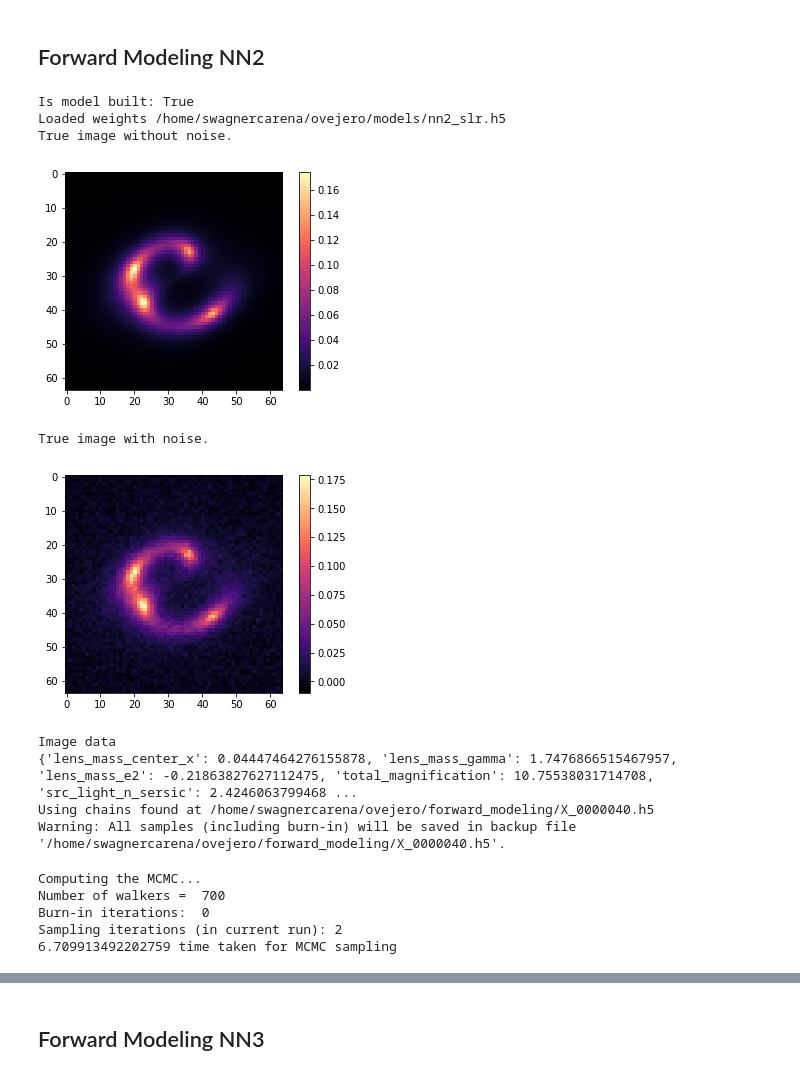
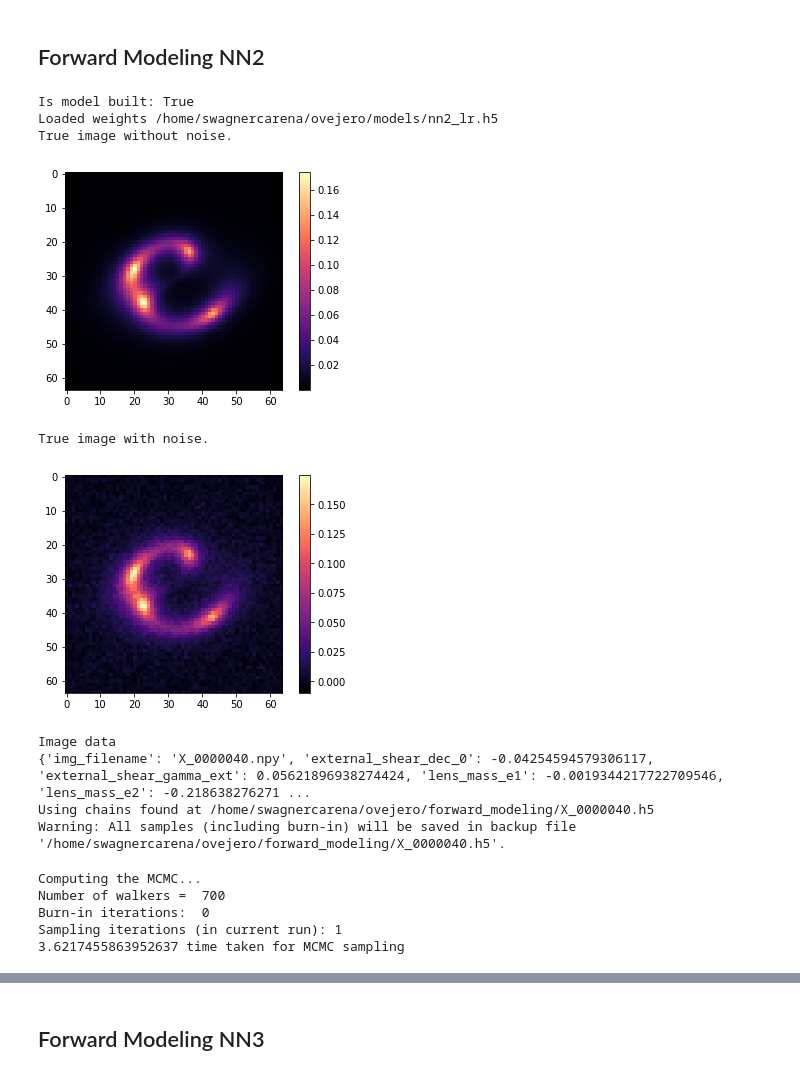
Before and after one commit to swagnercarena/ovejero, a Jupyter notebook: models/Forward_Modeling_Comparison.ipynb, the cells around one changed output, grey strips where cells are left out. Drawn from its saved outputs; the diff is of its cells as text; code cells hidden in the pictures.

```diff
--- a/models/Forward_Modeling_Comparison.ipynb
+++ b/models/Forward_Modeling_Comparison.ipynb
@@ -111,34 +109,34 @@ Loading samples from /home/swagnercarena/ovejero/forward_modeling/nn1_X_0000040_
 # %% [markdown]
 ## Forward Modeling NN2
 # %%
-config_path = root_path + 'configs/nn2_slr.json'
+config_path = root_path + 'configs/nn2_lr.json'
 cfg = model_trainer.load_config(config_path)
 recursive_str_checker(cfg)
 
 fow_model = forward_modeling.ForwardModel(cfg)
 image_index = 40
 fow_model.select_image(image_index)
 n_walkers = 50
 save_path_chains = os.path.join(root_path,'forward_modeling/%s.h5'%(fow_model.true_values['img_filename'][:-4]))
 fow_model.initialize_sampler(n_walkers,save_path_chains)
-n_samps = 2
+n_samps = 1
 fow_model.run_sampler(n_samps)
 # %% [output]
 Is model built: True
-Loaded weights /home/swagnercarena/ovejero/models/nn2_slr.h5
+Loaded weights /home/swagnercarena/ovejero/models/nn2_lr.h5
 True image without noise.
 [figure]
 True image with noise.
-[figure, old version]
+[figure, new version]
 Image data
-{'lens_mass_center_x': 0.04447464276155878, 'lens_mass_gamma': 1.7476866515467957, 'lens_mass_e2': -0.21863827627112475, 'total_magnification': 10.75538031714708, 'src_light_n_sersic': 2.4246063799468 ...
+{'img_filename': 'X_0000040.npy', 'external_shear_dec_0': -0.04254594579306117, 'external_shear_gamma_ext': 0.05621896938274424, 'lens_mass_e1': -0.0019344217722709546, 'lens_mass_e2': -0.218638276271 ...
 Using chains found at /home/swagnercarena/ovejero/forward_modeling/X_0000040.h5
 Warning: All samples (including burn-in) will be saved in backup file '/home/swagnercarena/ovejero/forward_modeling/X_0000040.h5'.
 Computing the MCMC...
 Number of walkers =  700
 Burn-in iterations:  0
-Sampling iterations (in current run): 2
-6.709913492202759 time taken for MCMC sampling
+Sampling iterations (in current run): 1
+3.6217455863952637 time taken for MCMC sampling
 # %%
 num_samples = 1000
 sample_save_dir = os.path.join(root_path,'forward_modeling/nn2_%s_samps'%(fow_model.true_values['img_filename'][:-4]))
```
Also changed, not shown: parts of 13 cells of this notebook.
